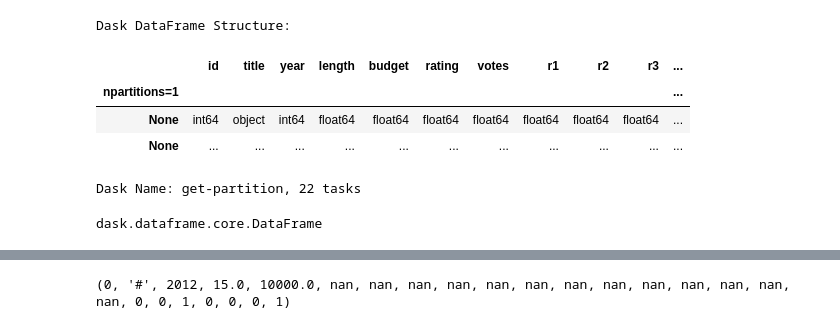
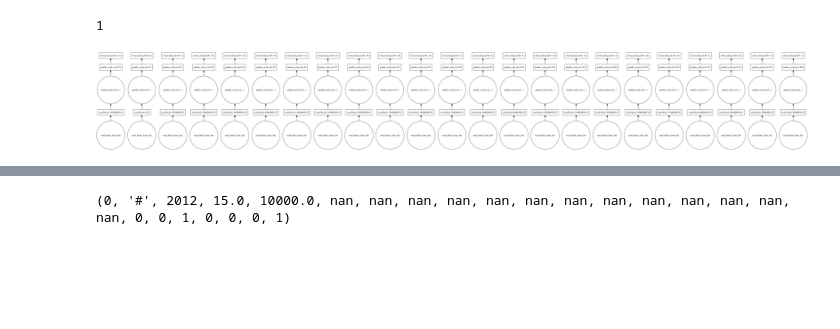
Before and after one commit to kvpradap/dmagellan, a Jupyter notebook: notebooks/mur-try1.ipynb, the cells around one changed output, grey strips where cells are left out. Cells and saved outputs as stored; diff of their text form; code cells hidden in the pictures; blank space fills up the shorter version.

```diff
--- a/notebooks/mur-try1.ipynb
+++ b/notebooks/mur-try1.ipynb
@@ -13,0 +18,3 @@ p0 = dda.get_partition(0)
+# %%
+dda = dd.read_csv('citeseer.csv', blocksize=1000000, encoding='latin-1',
+                 dtype={'journal':object, 'month':object, 'year':object, 'publication_type':object})
@@ -13,0 +25,4 @@ p0 = dda.get_partition(0)
+# %%
+ll.index('title')
+# %% [output]
+1
@@ -14,13 +32,4 @@ p0 = dda.get_partition(0)
 # %%
-dda
+dda.visualize()
 # %% [output]
-Dask DataFrame Structure:
-|  | id | title | year | length | budget | rating | votes | r1 | r2 | r3 | ... |
-| npartitions=1 |  |  |  |  |  |  |  |  |  |  | ... |
-| None | int64 | object | int64 | float64 | float64 | float64 | float64 | float64 | float64 | float64 | ... |
-| None | ... | ... | ... | ... | ... | ... | ... | ... | ... | ... | ... |
-Dask Name: get-partition, 22 tasks
+[figure, added]
-# %%
-type(dda)
-# %% [output]
-dask.dataframe.core.DataFrame
```
Also changed, not shown: parts of 24 cells of this notebook, 14 other files.
